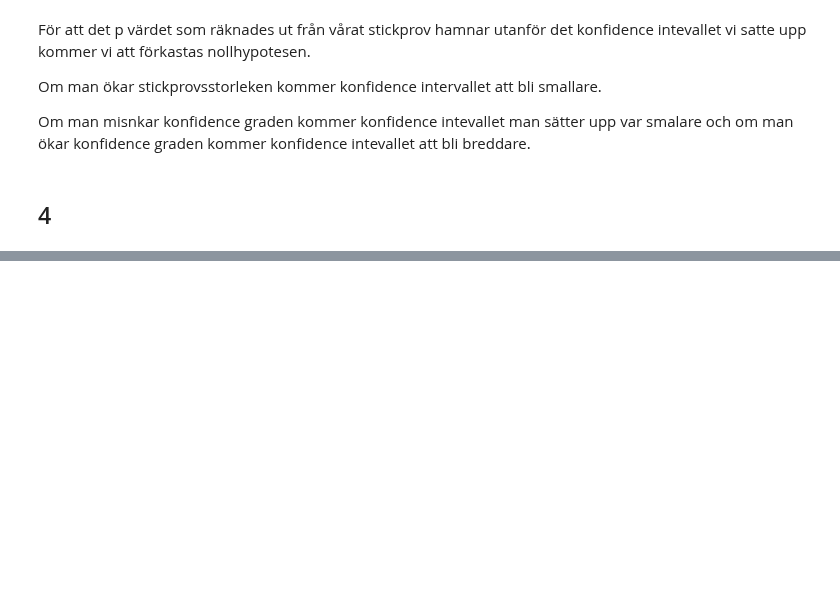
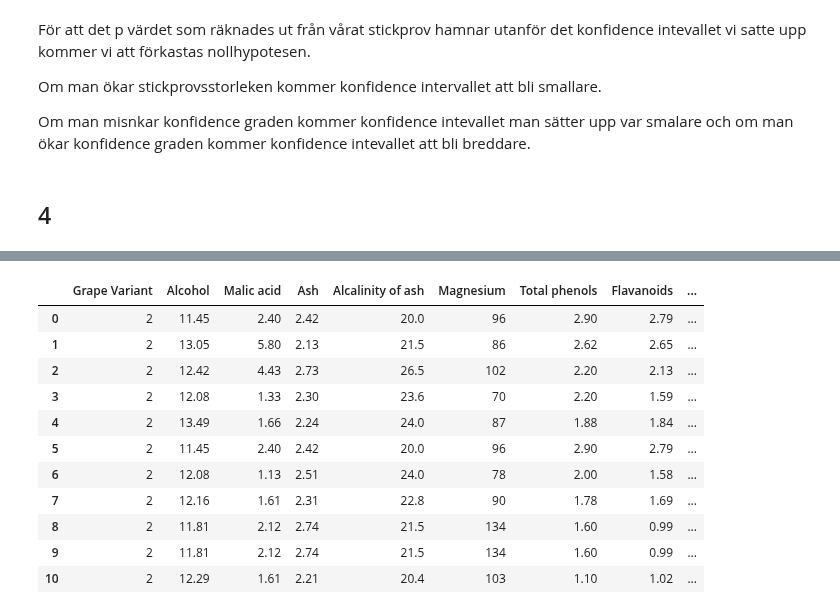
Before and after one commit to FabianAndersson17/Statistiska_Metoder_Slutuppgift, a Jupyter notebook: slutprojekt.ipynb, the cells around one changed output, grey strips where cells are left out. Drawn from its saved outputs; the diff is of its cells as text; code cells hidden in the pictures; blank space fills up the shorter version.

```diff
--- a/slutprojekt.ipynb
+++ b/slutprojekt.ipynb
@@ -189,0 +195,15 @@ ex4_wine_data_sample_grape3 = ex4_wine_data_grape3_sample[ex4_wine_data_grape3_s
+# %%
+ex4_wine_data_sample_grape2
+# %% [output]
+|  | Grape Variant | Alcohol | Malic acid | Ash | Alcalinity of ash | Magnesium | Total phenols | Flavanoids | ... |
+| 0 | 2 | 11.45 | 2.40 | 2.42 | 20.0 | 96 | 2.90 | 2.79 | ... |
+| 1 | 2 | 13.05 | 5.80 | 2.13 | 21.5 | 86 | 2.62 | 2.65 | ... |
+| 2 | 2 | 12.42 | 4.43 | 2.73 | 26.5 | 102 | 2.20 | 2.13 | ... |
+| 3 | 2 | 12.08 | 1.33 | 2.30 | 23.6 | 70 | 2.20 | 1.59 | ... |
+| 4 | 2 | 13.49 | 1.66 | 2.24 | 24.0 | 87 | 1.88 | 1.84 | ... |
+| 5 | 2 | 11.45 | 2.40 | 2.42 | 20.0 | 96 | 2.90 | 2.79 | ... |
+| 6 | 2 | 12.08 | 1.13 | 2.51 | 24.0 | 78 | 2.00 | 1.58 | ... |
+| 7 | 2 | 12.16 | 1.61 | 2.31 | 22.8 | 90 | 1.78 | 1.69 | ... |
+| 8 | 2 | 11.81 | 2.12 | 2.74 | 21.5 | 134 | 1.60 | 0.99 | ... |
+| 9 | 2 | 11.81 | 2.12 | 2.74 | 21.5 | 134 | 1.60 | 0.99 | ... |
+| 10 | 2 | 12.29 | 1.61 | 2.21 | 20.4 | 103 | 1.10 | 1.02 | ... |
```
Also changed, not shown: parts of 2 cells of this notebook.
